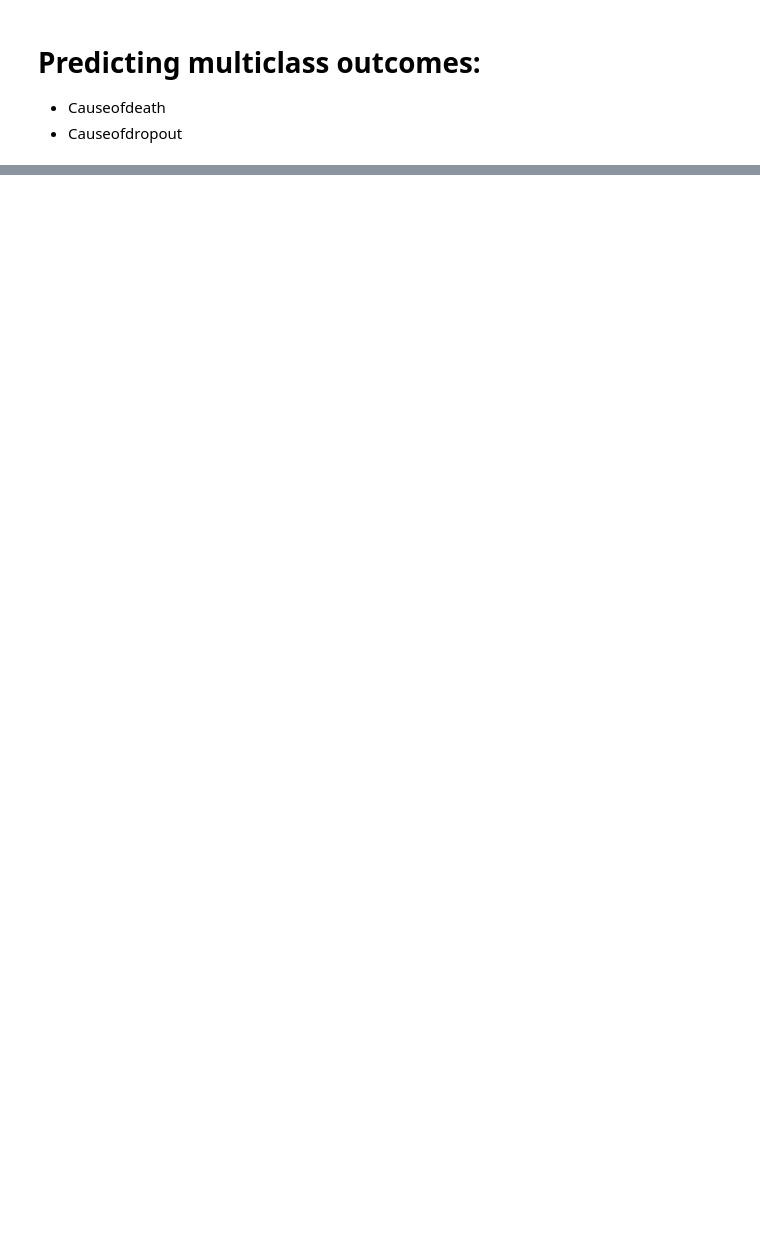
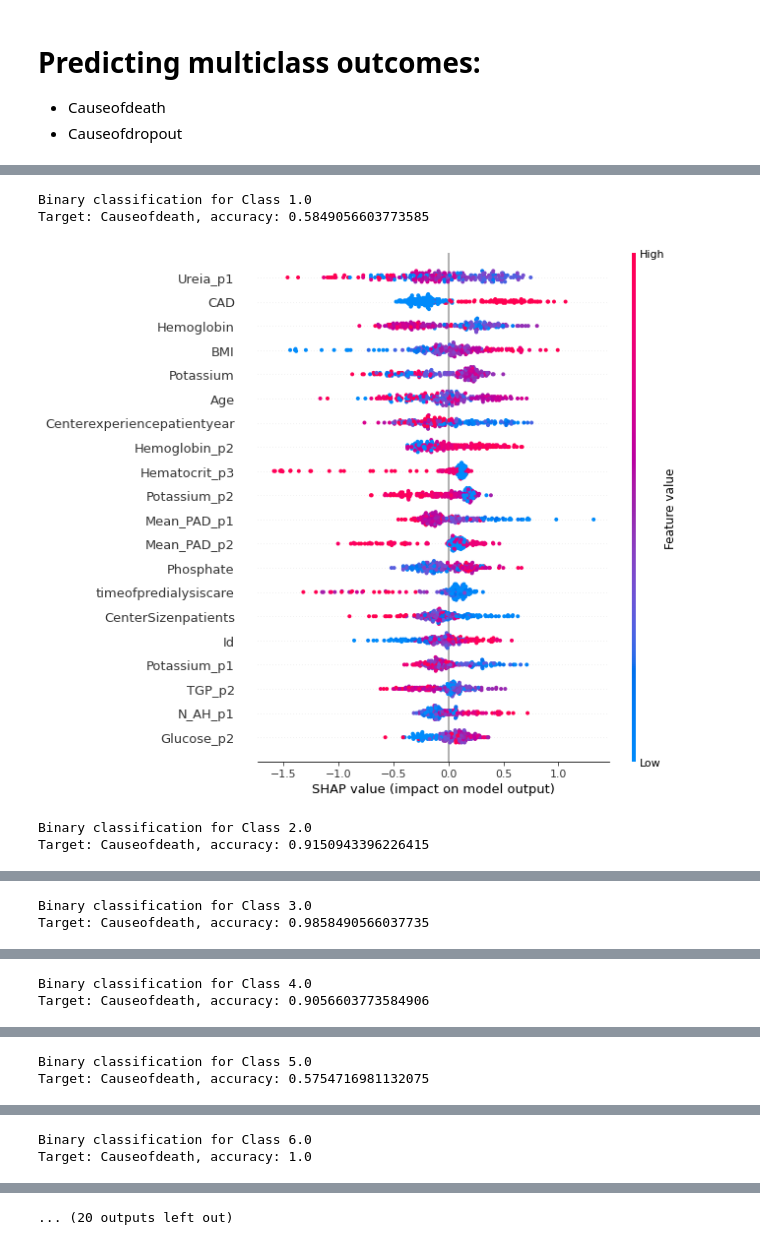
Before and after one commit to YitingZhang1997/MIDAS_Project_2020, a Jupyter notebook: Data_Exploration_CauseofDeath_Classification.ipynb, the cells around one changed output, grey strips where cells are left out. Saved outputs shown, nothing was run; the diff lists cells and outputs as text; code cells hidden in the pictures; blank space fills up the shorter version.

```diff
--- a/Data_Exploration_CauseofDeath_Classification.ipynb
+++ b/Data_Exploration_CauseofDeath_Classification.ipynb
@@ -370,10 +305,55 @@ Target: Causeofdropout, accuracy: 0.559322033898305
-# %%
-# Build a KNN Classifier
-from sklearn import neighbors, datasets
-
-n_neighbors = 15
-knn = neighbors.KNeighborsClassifier(n_neighbors, weights='uniform')
-knn.fit(X_train, y_train)
-y_pred_knn = knn.predict(X_test)
-
-print('KNN classifier with n=15:\n',metrics.classification_report(y_test, y_pred_knn))
+# %%
+from sklearn.model_selection import train_test_split
+import xgboost
+import shap
+from sklearn.metrics import accuracy_score
+
+targets = ["Causeofdeath","Causeofdropout"]
+indicators = {"Causeofdeath":"Deathevent","Causeofdropout":"Dropoutsim1"}
+
+for target in targets:
+    base_data = df_selected[df_selected[indicators[target]]==1]
+
+    y = base_data[target]
+    X = base_data.drop(columns=['Deathevent', 'Causeofdeath',\
+                                    'TechniqueFailureevent', 'nome_cidade',\
+                                    'DataincioPDNEt','TechFailureDeathnotcens',\
+                                    'CRTechniqueFailure','CRDeath',\
+                                    'Causeofdropout','Dropoutsim1',\
+                                    'Anodesada','mesdesaida','anodeentrada',\
+                                    'CODPAX']) # X is based on patients' personal information
+
+    set1 = set(y)
+    for classidx in set1:
+        # Create binary classification labels
+        y = np.array(y)
+        ybi = np.zeros(y.shape)
+        for i in range(len(y)):
+            if y[i] == classidx:
+                ybi[i] = 1
+            else:
+                ybi[i] = -1
+        # Split data into train and test subsets
+        X_train, X_test, y_train, y_test = train_test_split(
+            X, ybi, test_size=0.2, shuffle=True, random_state=None)
+
+        # train XGBoost modelm
+        model = xgboost.XGBClassifier()
+        model.fit(X_train, y_train)
+
+        y_pred = model.predict(X_test)
+        normalised_accuracy = accuracy_score(y_test, y_pred)
+
+        print("Binary classification for Class",classidx)
+        print(f"Target: {target}, accuracy: {normalised_accuracy}")
+
+        explainer = shap.TreeExplainer(model)
+        shap_values = explainer.shap_values(X_test)
+
+        shap.summary_plot(shap_values, X_test)
+# %% [output]
+Binary classification for Class 1.0
+Target: Causeofdeath, accuracy: 0.5849056603773585
+[figure, added]
+Binary classification for Class 2.0
+Target: Causeofdeath, accuracy: 0.9150943396226415
@@ -379,0 +361,2 @@ print('KNN classifier with n=15:\n',metrics.classification_report(y_test, y_pred
+Binary classification for Class 3.0
+Target: Causeofdeath, accuracy: 0.9858490566037735
@@ -379,0 +364,2 @@ print('KNN classifier with n=15:\n',metrics.classification_report(y_test, y_pred
+Binary classification for Class 4.0
+Target: Causeofdeath, accuracy: 0.9056603773584906
@@ -379,0 +367,2 @@ print('KNN classifier with n=15:\n',metrics.classification_report(y_test, y_pred
+Binary classification for Class 5.0
+Target: Causeofdeath, accuracy: 0.5754716981132075
@@ -379,0 +370,2 @@ print('KNN classifier with n=15:\n',metrics.classification_report(y_test, y_pred
+Binary classification for Class 6.0
+Target: Causeofdeath, accuracy: 1.0
@@ -379,0 +373 @@ print('KNN classifier with n=15:\n',metrics.classification_report(y_test, y_pred
+... (20 outputs left out)
```
Also changed, not shown: parts of 8 cells of this notebook.
